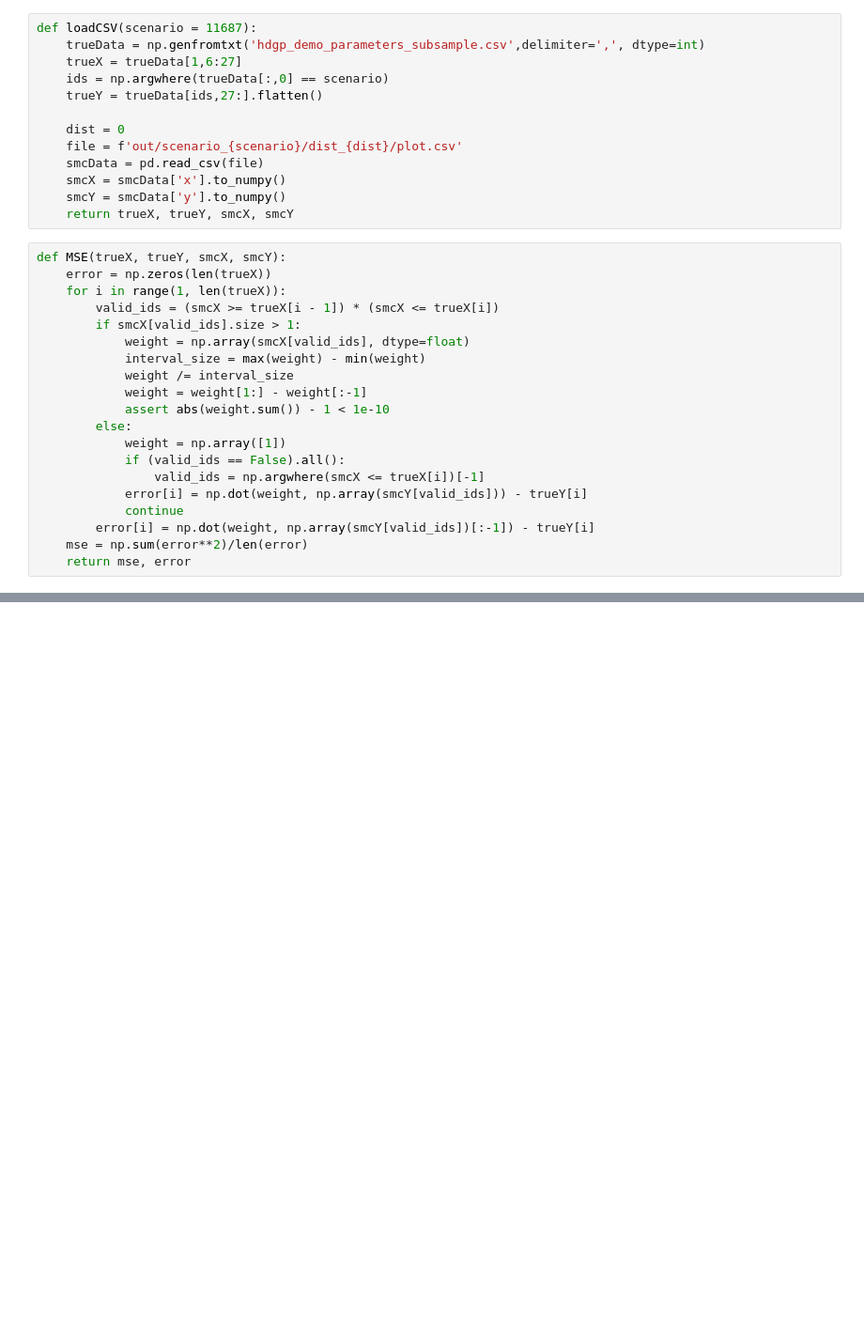
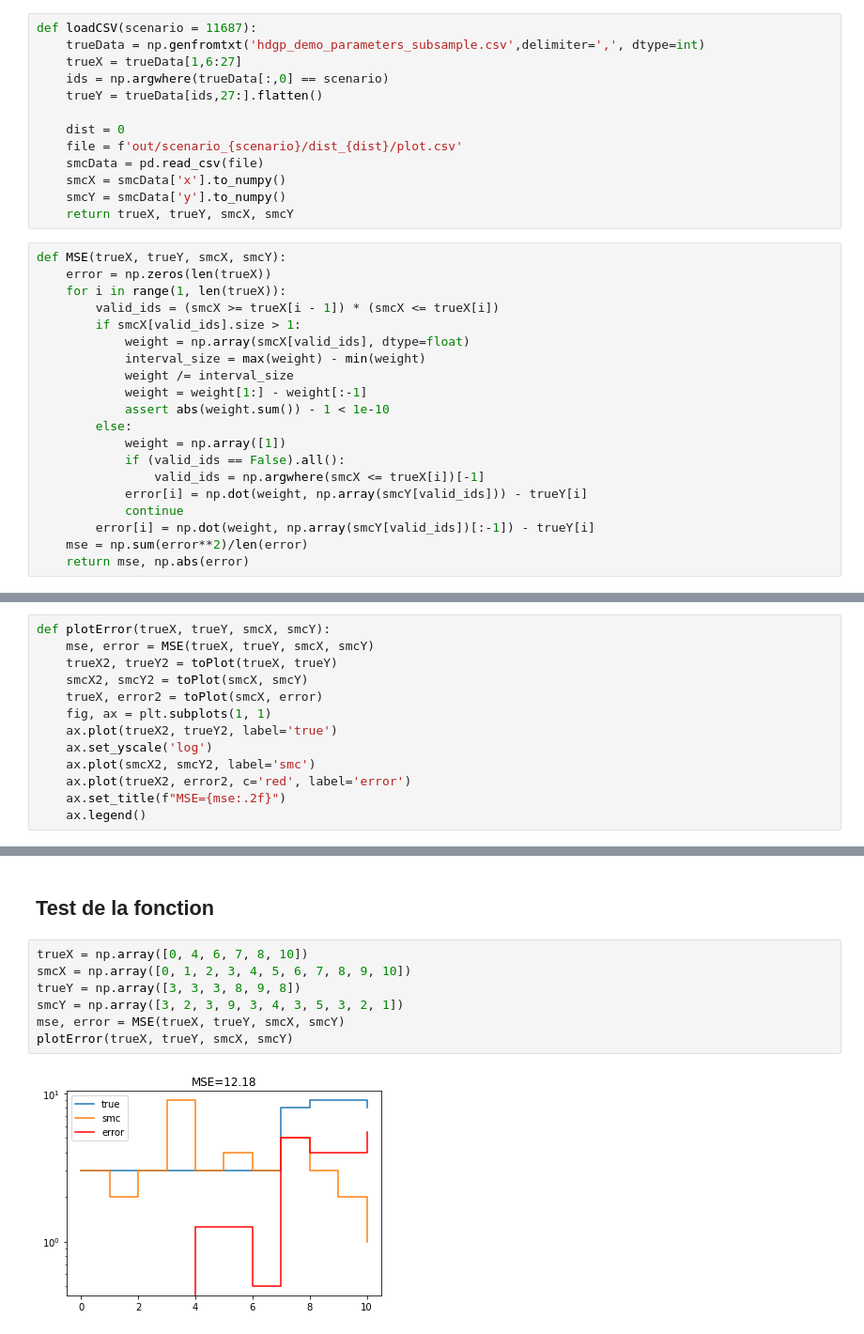
Before and after one commit to jayflora/SMCpp_HDGP, a Jupyter notebook: smc.ipynb, the cells around one changed output, grey strips where cells are left out. Shown: that part at 94% size. Saved outputs shown, nothing was run; the diff lists cells and outputs as text; blank space fills up the shorter version.

Commit message:
ajout de fonctions plot pour la MSE

```diff
--- a/smc.ipynb
+++ b/smc.ipynb
@@ -768,4 +768,4 @@ def MSE(trueX, trueY, smcX, smcY):
             continue
         error[i] = np.dot(weight, np.array(smcY[valid_ids])[:-1]) - trueY[i]
     mse = np.sum(error**2)/len(error)
-    return mse, error
+    return mse, np.abs(error)
@@ -788,0 +772,13 @@ ax.legend()
+# %%
+def plotError(trueX, trueY, smcX, smcY):
+    mse, error = MSE(trueX, trueY, smcX, smcY)
+    trueX2, trueY2 = toPlot(trueX, trueY)
+    smcX2, smcY2 = toPlot(smcX, smcY)
+    trueX, error2 = toPlot(smcX, error)
+    fig, ax = plt.subplots(1, 1)
+    ax.plot(trueX2, trueY2, label='true')
+    ax.set_yscale('log')
+    ax.plot(smcX2, smcY2, label='smc')
+    ax.plot(trueX2, error2, c='red', label='error')
+    ax.set_title(f"MSE={mse:.2f}")
+    ax.legend()
@@ -789,2 +794,13 @@ ax.legend()
+# %% [markdown]
+## Test de la fonction
+# %%
+trueX = np.array([0, 4, 6, 7, 8, 10])
+smcX = np.array([0, 1, 2, 3, 4, 5, 6, 7, 8, 9, 10])
+trueY = np.array([3, 3, 3, 8, 9, 8])
+smcY = np.array([3, 2, 3, 9, 3, 4, 3, 5, 3, 2, 1])
+mse, error = MSE(trueX, trueY, smcX, smcY)
+plotError(trueX, trueY, smcX, smcY)
+# %% [output]
+[figure, added]
 # %%
 trueX, trueY, smcX, smcY = loadCSV()
```
Also changed, not shown: parts of 4 cells of this notebook.
